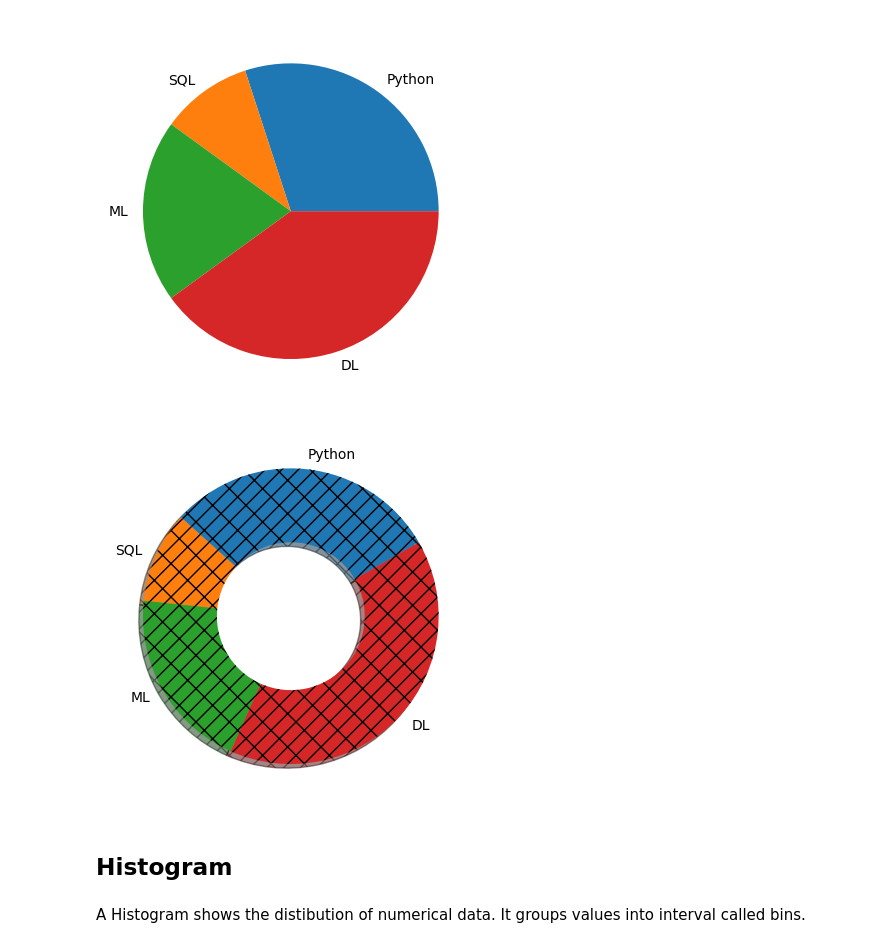
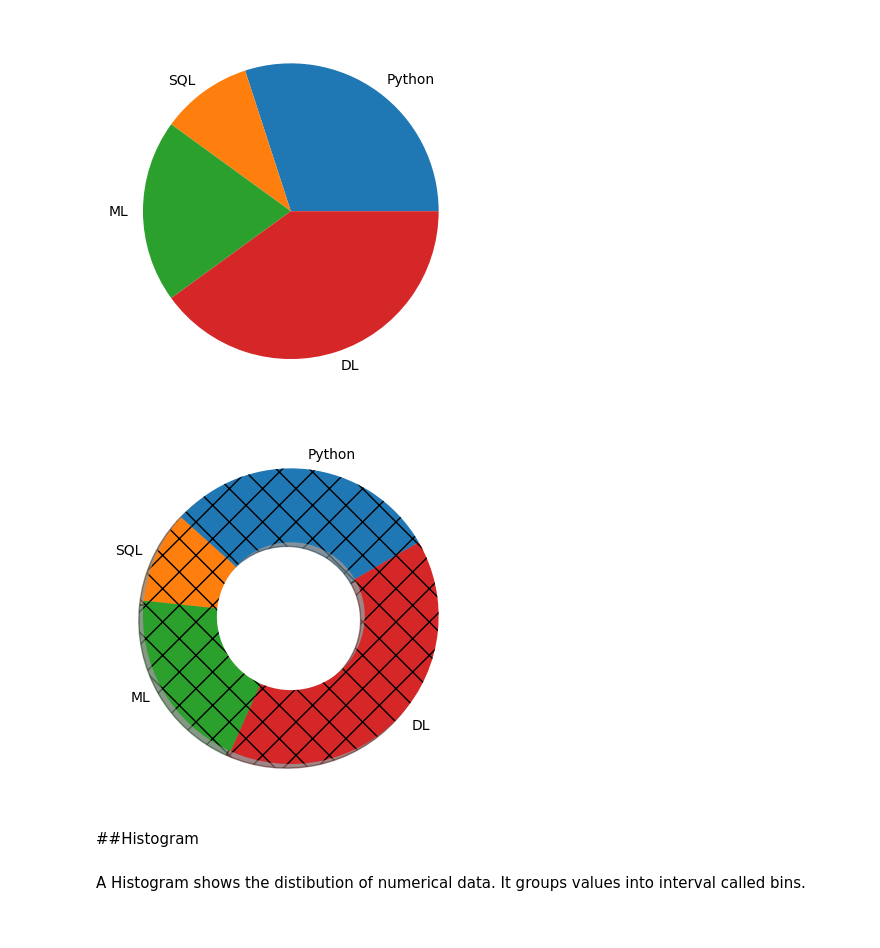
Before and after one commit to ftmshifa777/Matplotlib-Visualization, a Jupyter notebook: Matplotlib.ipynb, the cells around one changed output. Saved outputs shown, nothing was run; the diff lists cells and outputs as text; code cells hidden in the pictures.

```diff
--- a/Matplotlib.ipynb
+++ b/Matplotlib.ipynb
@@ -129,14 +130,14 @@ plt.show()
 # %%
 sub=["Python","SQL","ML","DL"]
 hrs=[30,10,20,40]
 
 
-plt.pie(hrs,labels=sub,shadow=True,hatch='/\/',startangle=30,wedgeprops=dict(width=0.5))
+plt.pie(hrs,labels=sub,shadow=True,hatch='\/',startangle=30,wedgeprops=dict(width=0.5))
 plt.show()
 # %% [output]
-[figure, old version]
+[figure, new version]
 # %% [markdown]
-## Histogram
+##Histogram
 # %% [markdown]
 A Histogram shows the distibution of numerical data. It groups values into interval called bins.
 # %%
```
Also changed, not shown: parts of 20 cells of this notebook.
